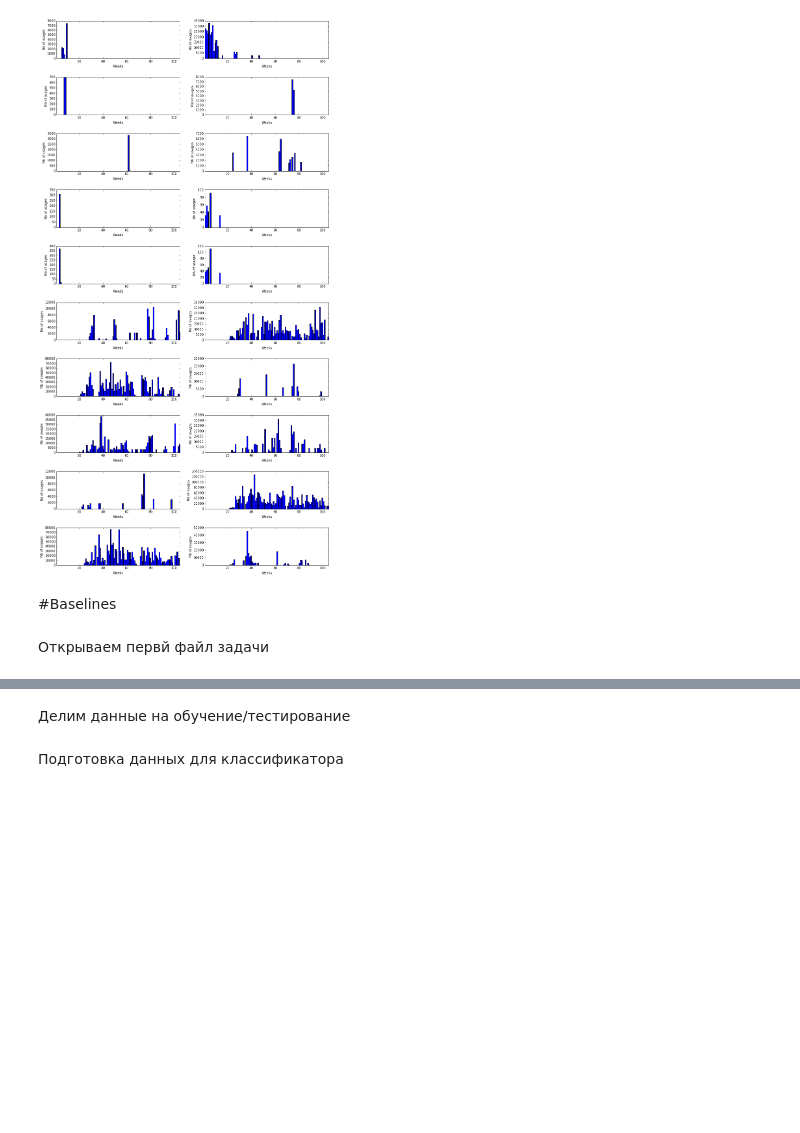
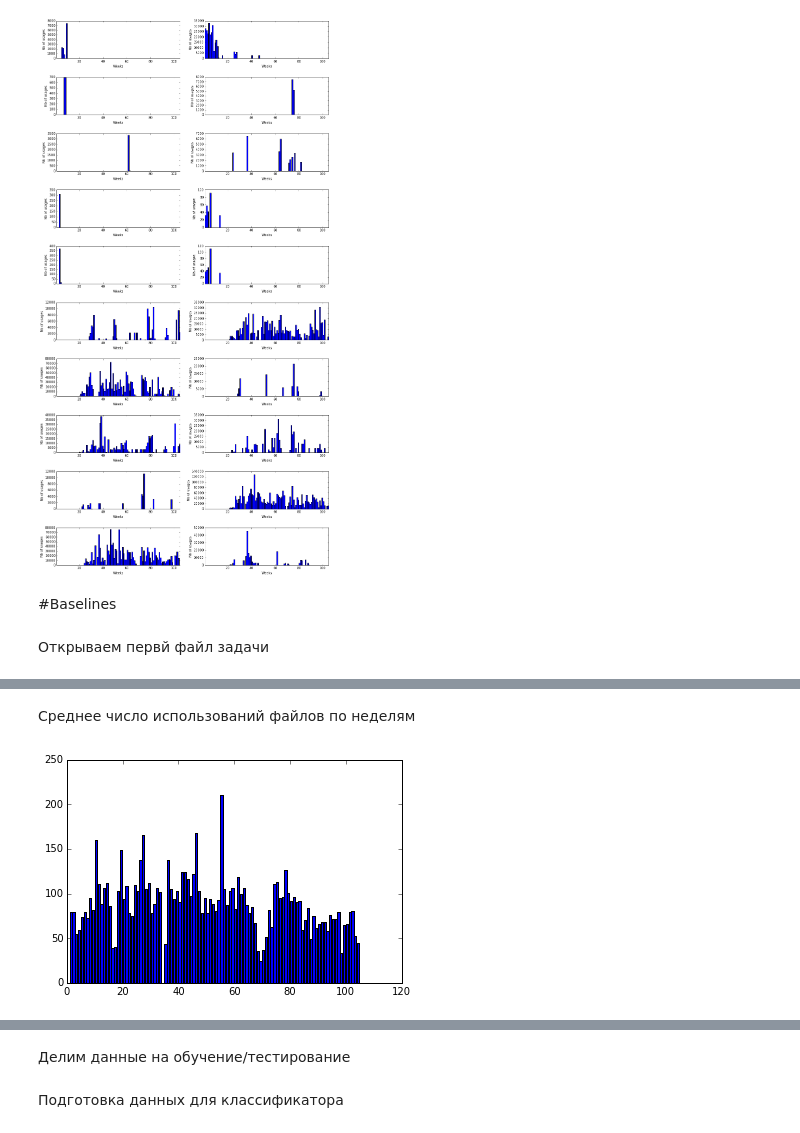
Before and after one commit to kostarion/summer_practics-dbn, a Jupyter notebook: Problem.ipynb, the cells around one changed output, grey strips where cells are left out. Saved outputs shown, nothing was run; the diff lists cells and outputs as text; code cells hidden in the pictures; blank space fills up the shorter version.

```diff
--- a/Problem.ipynb
+++ b/Problem.ipynb
@@ -50,0 +62,7 @@ data1_53.irow(range(0,3))
+# %% [markdown]
+Среднее число использований файлов по неделям
+# %%
+plt.bar(range(1, 105), (data_full_1_104.ix[:,'1':'104']).mean(axis=0));
+plt.show;
+# %% [output]
+[figure, added]
```
Also changed, not shown: parts of 38 cells of this notebook.
